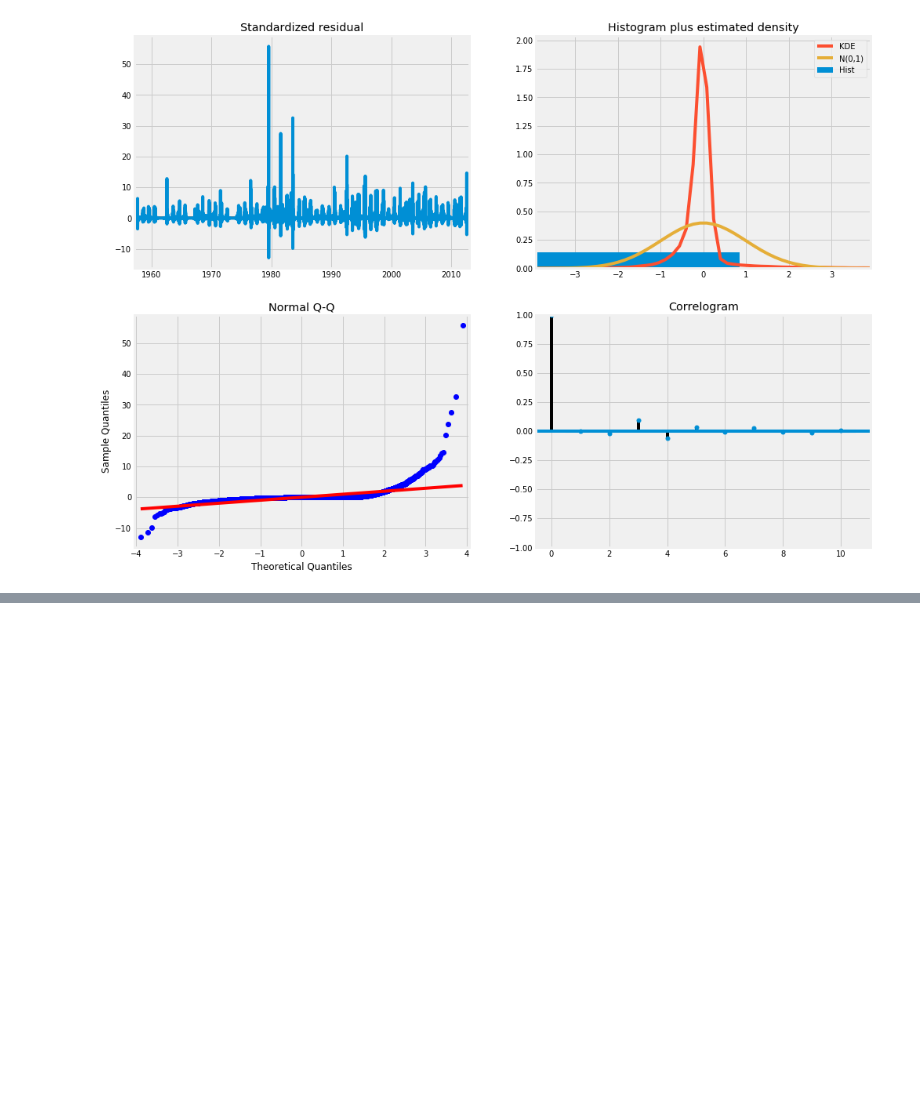
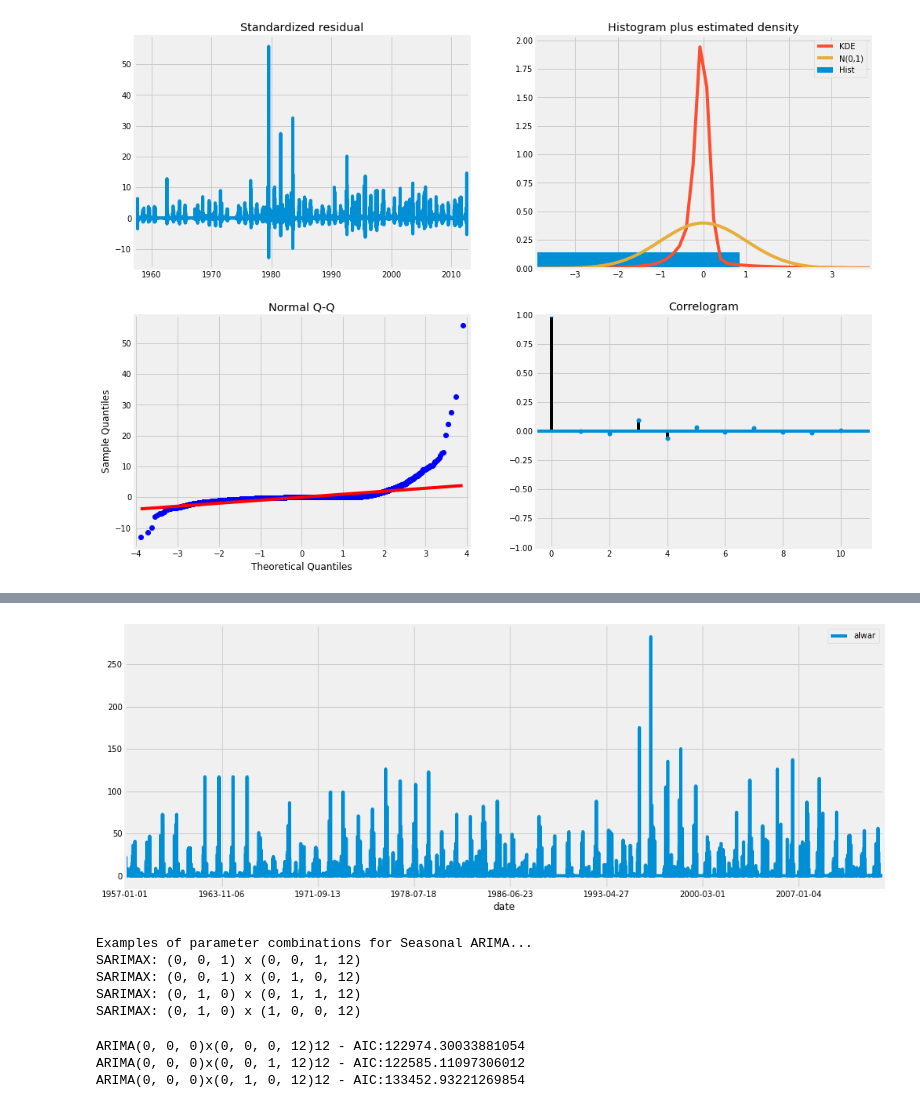
Before and after one commit to dev-essbee/rainfall-analysis, a Jupyter notebook: notebooks/Arima_Ajmer.ipynb, the cells around one changed output, grey strips where cells are left out. Drawn from its saved outputs; the diff is of its cells as text; code cells hidden in the pictures; blank space fills up the shorter version.

```diff
--- a/notebooks/Arima_Ajmer.ipynb
+++ b/notebooks/Arima_Ajmer.ipynb
@@ -151,3 +151,9 @@ ajmer_results.plot_diagnostics(figsize=(15, 12))
 plt.show()
 # %% [output]
 [figure]
+# %%
+rain[rain['alwar'].isnull()]
+alwar=rain.iloc[:,[6]]
+alwar.head(25)
+alwar=alwar.dropna()
+alwar.head(55)
@@ -153,0 +179,47 @@ plt.show()
+# %%
+alwar.plot(figsize=(15, 6))
+plt.show()
+# %% [output]
+[figure, added]
+# %%
+# Define the p, d and q parameters to take any value between 0 and 2
+p = d = q = range(0, 2)
+
+# Generate all different combinations of p, q and q triplets
+pdq = list(itertools.product(p, d, q))
+
+# Generate all different combinations of seasonal p, q and q triplets
+seasonal_pdq = [(x[0], x[1], x[2], 12) for x in list(itertools.product(p, d, q))]
+
+print('Examples of parameter combinations for Seasonal ARIMA...')
+print('SARIMAX: {} x {}'.format(pdq[1], seasonal_pdq[1]))
+print('SARIMAX: {} x {}'.format(pdq[1], seasonal_pdq[2]))
+print('SARIMAX: {} x {}'.format(pdq[2], seasonal_pdq[3]))
+print('SARIMAX: {} x {}'.format(pdq[2], seasonal_pdq[4]))
+# %% [output]
+Examples of parameter combinations for Seasonal ARIMA...
+SARIMAX: (0, 0, 1) x (0, 0, 1, 12)
+SARIMAX: (0, 0, 1) x (0, 1, 0, 12)
+SARIMAX: (0, 1, 0) x (0, 1, 1, 12)
+SARIMAX: (0, 1, 0) x (1, 0, 0, 12)
+# %%
+warnings.filterwarnings("ignore") # specify to ignore warning messages
+
+for param in pdq:
+    for param_seasonal in seasonal_pdq:
+        try:
+            mod = sm.tsa.statespace.SARIMAX(ajmer,
+                                            order=param,
+                                            seasonal_order=param_seasonal,
+                                            enforce_stationarity=False,
+                                            enforce_invertibility=False)
+
+            results = mod.fit()
+
+            print('ARIMA{}x{}12 - AIC:{}'.format(param, param_seasonal, results.aic))
+        except:
+            continue
+# %% [output]
+ARIMA(0, 0, 0)x(0, 0, 0, 12)12 - AIC:122974.30033881054
+ARIMA(0, 0, 0)x(0, 0, 1, 12)12 - AIC:122585.11097306012
+ARIMA(0, 0, 0)x(0, 1, 0, 12)12 - AIC:133452.93221269854
```
Also changed, not shown: parts of 3 cells of this notebook.
